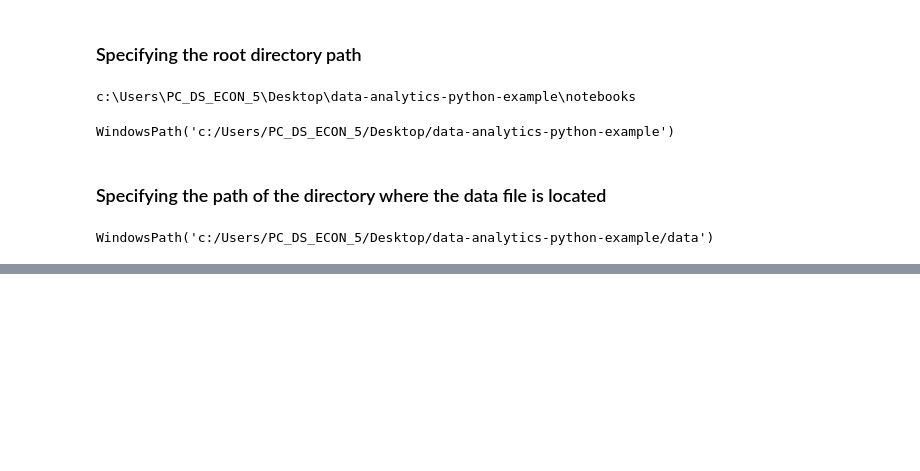
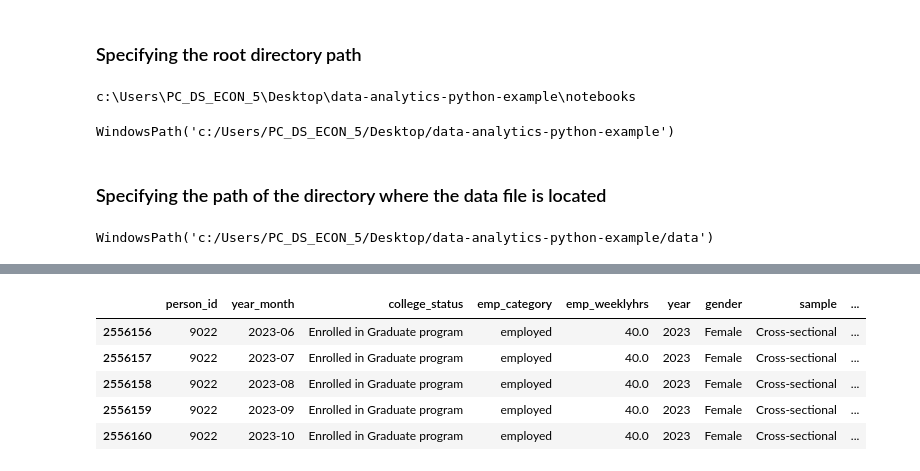
Before and after one commit to danielbgyetvai/data-analytics-python-wise2627, a Jupyter notebook: notebooks/loading_and_inspecting_a_pandas_df.ipynb, the cells around one changed output, grey strips where cells are left out. Saved outputs shown, nothing was run; the diff lists cells and outputs as text; code cells hidden in the pictures; blank space fills up the shorter version.

```diff
--- a/notebooks/loading_and_inspecting_a_pandas_df.ipynb
+++ b/notebooks/loading_and_inspecting_a_pandas_df.ipynb
@@ -51,0 +104,10 @@ df = pd.read_parquet(DATA / 'nlsy97_emp_hed.parquet')
+# %%
+# display the last five rows using tail()
+df.tail(5)
+# %% [output]
+|  | person_id | year_month | college_status | emp_category | emp_weeklyhrs | year | gender | sample | ... |
+| 2556156 | 9022 | 2023-06 | Enrolled in Graduate program | employed | 40.0 | 2023 | Female | Cross-sectional | ... |
+| 2556157 | 9022 | 2023-07 | Enrolled in Graduate program | employed | 40.0 | 2023 | Female | Cross-sectional | ... |
+| 2556158 | 9022 | 2023-08 | Enrolled in Graduate program | employed | 40.0 | 2023 | Female | Cross-sectional | ... |
+| 2556159 | 9022 | 2023-09 | Enrolled in Graduate program | employed | 40.0 | 2023 | Female | Cross-sectional | ... |
+| 2556160 | 9022 | 2023-10 | Enrolled in Graduate program | employed | 40.0 | 2023 | Female | Cross-sectional | ... |
```
Also changed, not shown: parts of 29 cells of this notebook, 1 other file.
